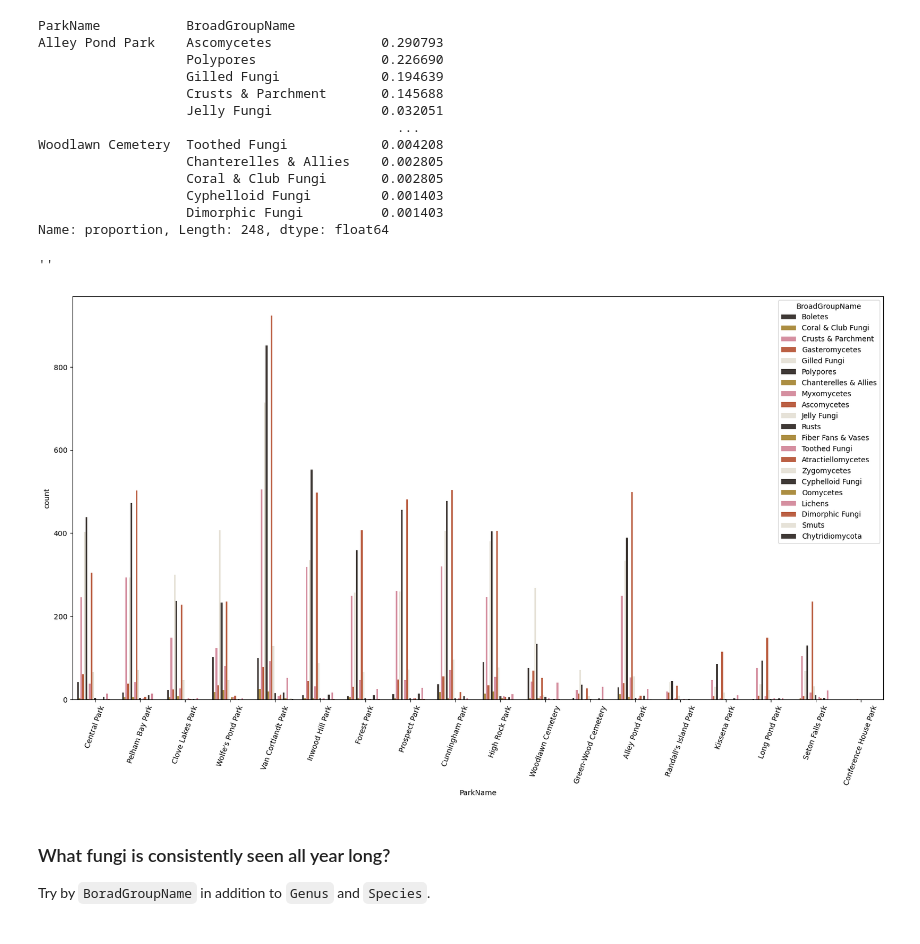
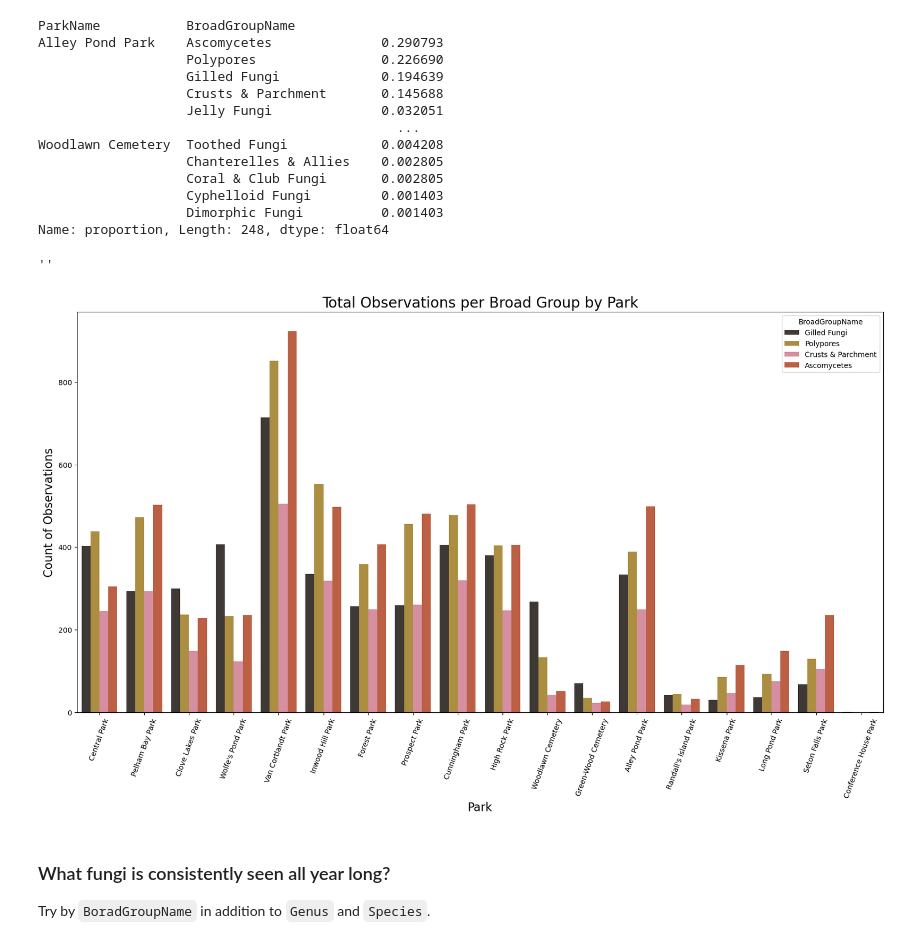
Before and after one commit to newyorkmyc/walks-list, a Jupyter notebook: common_fungi.ipynb, the cells around one changed output. Saved outputs shown, nothing was run; the diff lists cells and outputs as text; code cells hidden in the pictures.

Commit message:
Use 4 main broad groups to reduce viz

```diff
--- a/common_fungi.ipynb
+++ b/common_fungi.ipynb
@@ -254,12 +353,17 @@ Woodlawn Cemetery  Toothed Fungi            0.004208
 Name: proportion, Length: 248, dtype: float64
 # %%
 fig, ax = plt.subplots(figsize=(20,10))
-sns.countplot(observations, x="ParkName", hue="BroadGroupName", palette=COLORS)
+sns.countplot(observations.loc[observations['BroadGroupName'].isin(specific_groups)],
+              x="ParkName", hue="BroadGroupName", hue_order=specific_groups, palette=COLORS)
+ax.set_title('Total Observations per Broad Group by Park', size=20)
+ax.set_ylabel('Count of Observations', fontsize=16)
+ax.set_xlabel('Park', fontsize=16)
 plt.xticks(rotation=70)
+plt.savefig('./img/obs_per_broad_group_by_park.png')
 ;
 # %% [output]
 ''
-[figure, old version]
+[figure, new version]
 # %% [markdown]
 ### What fungi is consistently seen all year long?
 
```
Also changed, not shown: parts of 2 cells of this notebook, 2 other files.
